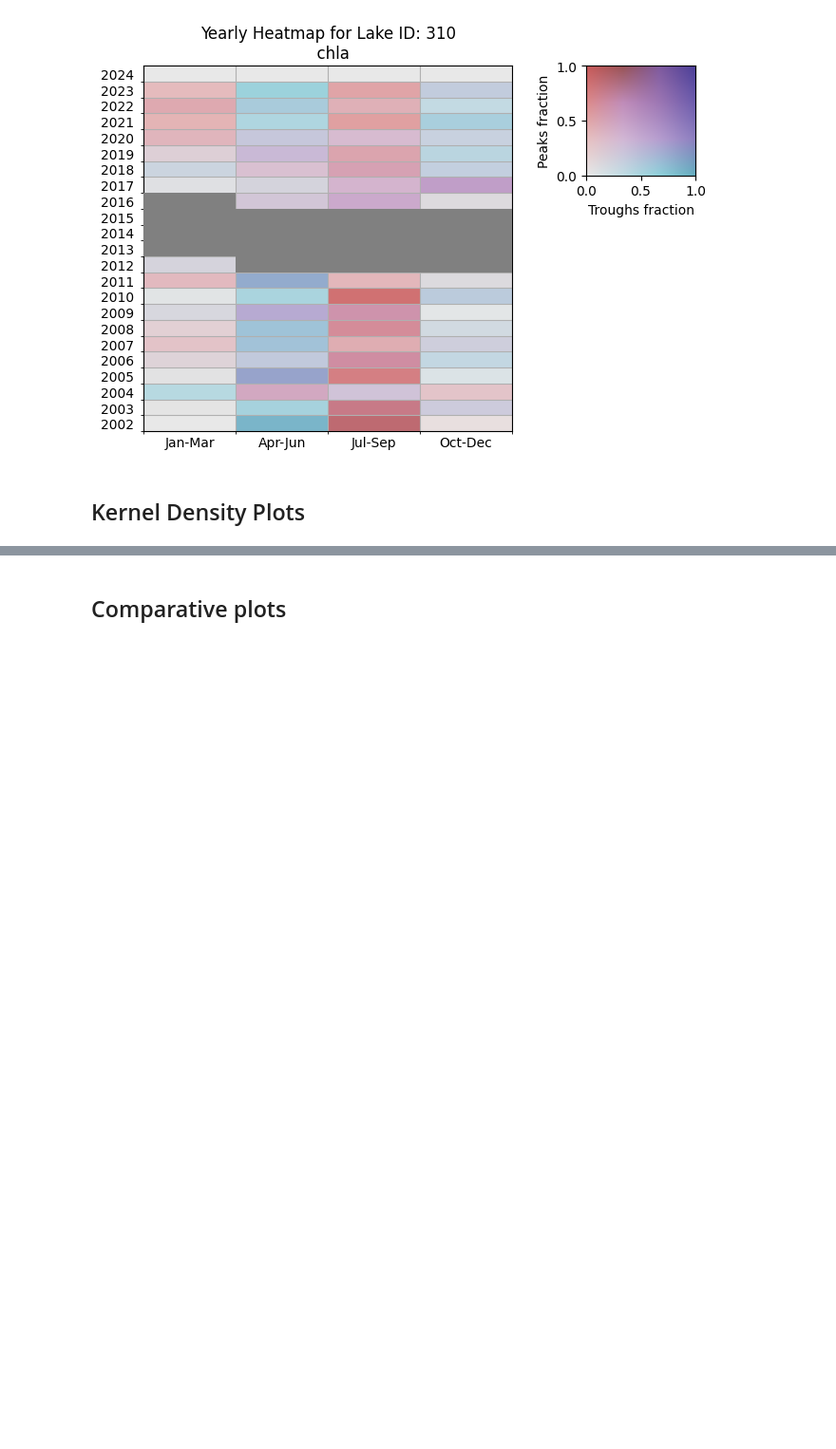
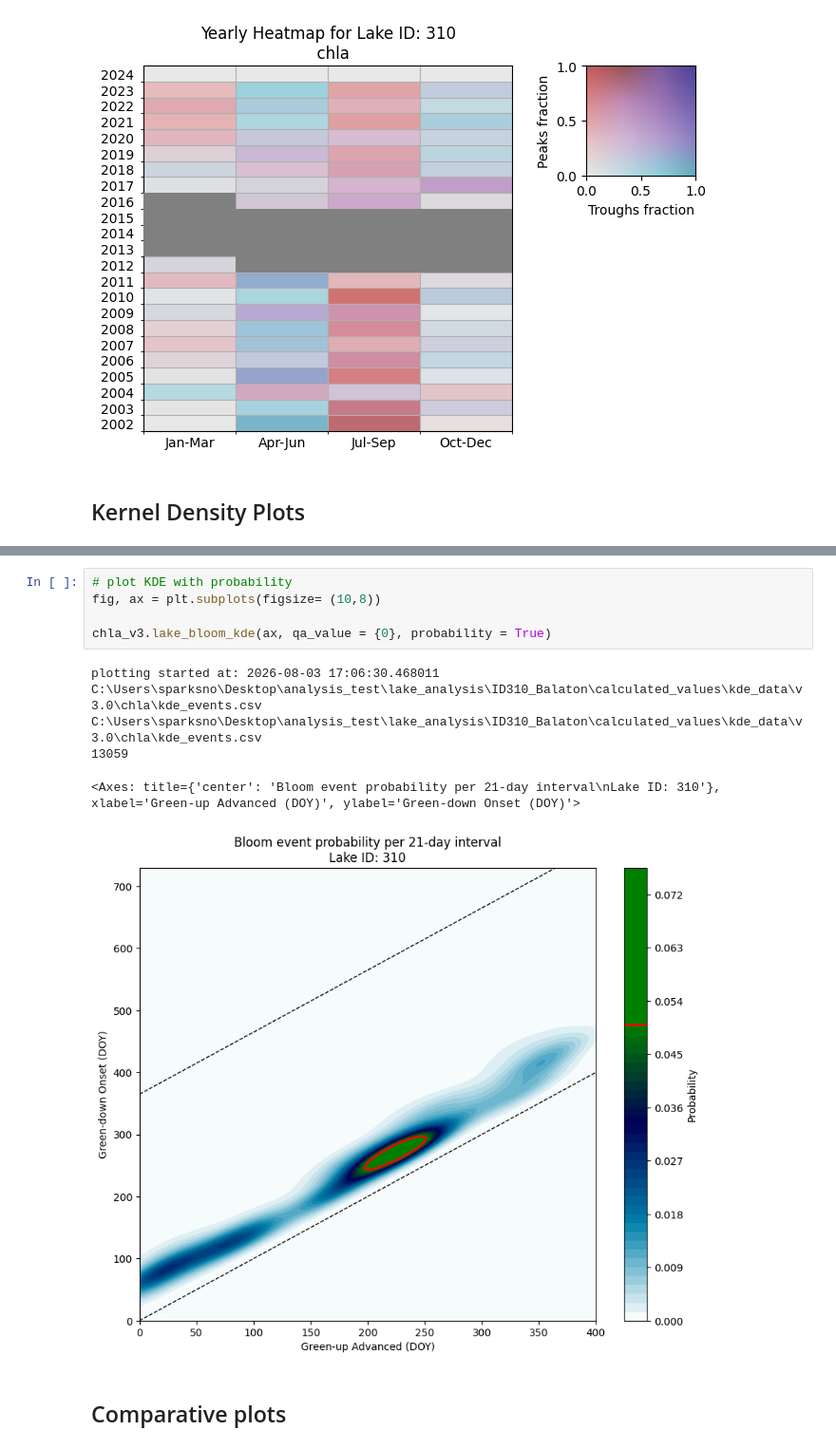
Before and after one commit to eawag-surface-waters-research/cci-cyano-production, a Jupyter notebook: notebooks/example_plotting.ipynb, the cells around one changed output, grey strips where cells are left out. Shown at 95% size. Saved outputs shown, nothing was run; the diff lists cells and outputs as text; blank space fills up the shorter version.

```diff
--- a/notebooks/example_plotting.ipynb
+++ b/notebooks/example_plotting.ipynb
@@ -310,3 +288,15 @@ plotting ended at: 2026-07-07 07:59:34.634174
+# %%
+# plot KDE with probability
+fig, ax = plt.subplots(figsize= (10,8))
+
+chla_v3.lake_bloom_kde(ax, qa_value = {0}, probability = True)
+# %% [output]
+plotting started at: 2026-08-03 17:06:30.468011
+C:\Users\sparksno\Desktop\analysis_test\lake_analysis\ID310_Balaton\calculated_values\kde_data\v3.0\chla\kde_events.csv
+C:\Users\sparksno\Desktop\analysis_test\lake_analysis\ID310_Balaton\calculated_values\kde_data\v3.0\chla\kde_events.csv
+13059
+<Axes: title={'center': 'Bloom event probability per 21-day interval\nLake ID: 310'}, xlabel='Green-up Advanced (DOY)', ylabel='Green-down Onset (DOY)'>
+[figure, added]
 # %% [markdown]
 ## Comparative plots
 # %%
```
Also changed, not shown: parts of 5 cells of this notebook.
